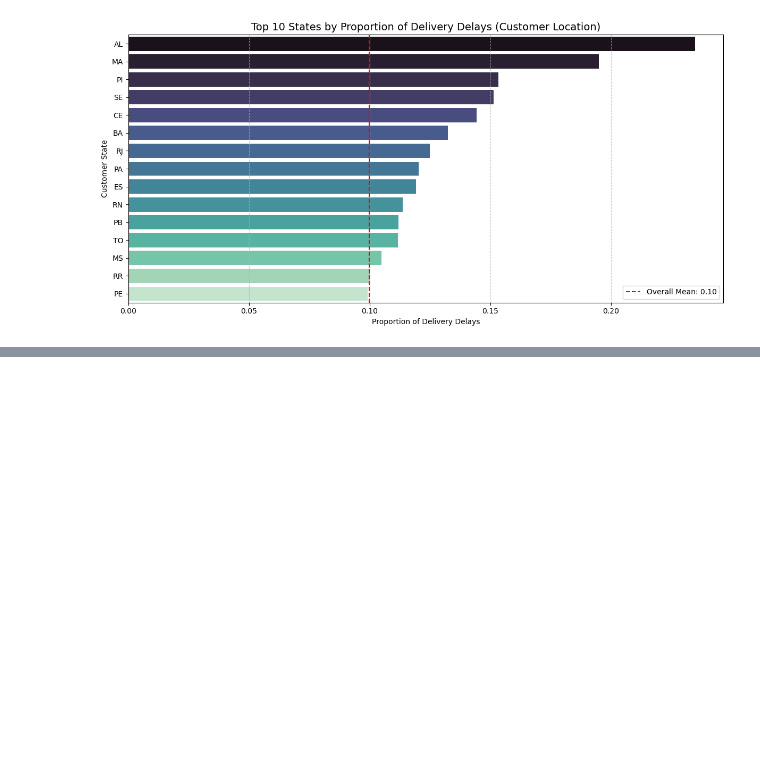
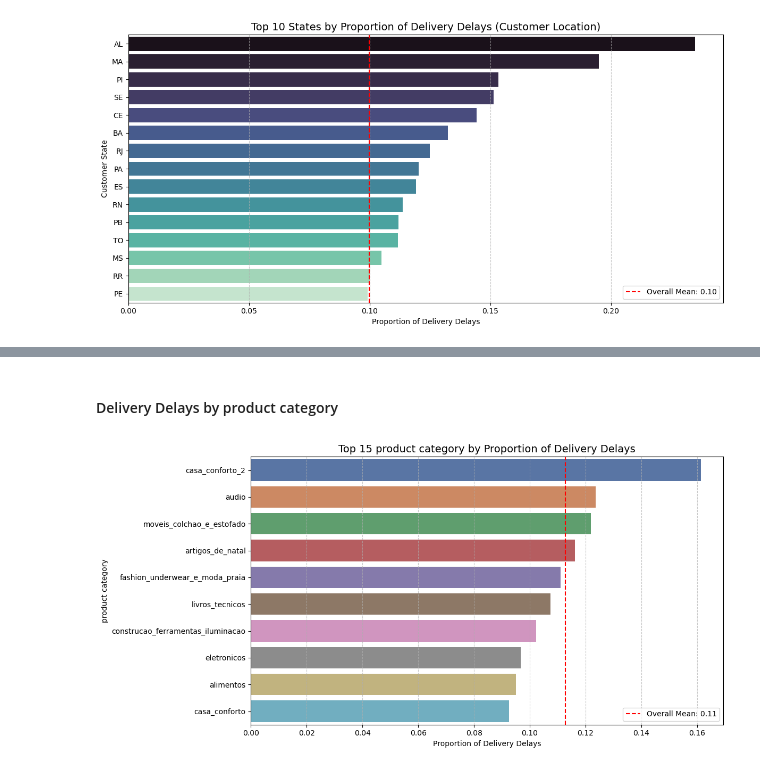
Before and after one commit to rickaof/Portfolio, a Jupyter notebook: Ecommerce_Analysis/notebooks/data_preparation.ipynb, the cells around one changed output, grey strips where cells are left out. Saved outputs shown, nothing was run; the diff lists cells and outputs as text; code cells hidden in the pictures; blank space fills up the shorter version.

```diff
--- a/Ecommerce_Analysis/notebooks/data_preparation.ipynb
+++ b/Ecommerce_Analysis/notebooks/data_preparation.ipynb
@@ -609,0 +695,33 @@ plt.show()
+# %% [markdown]
+#### Delivery Delays by product category
+# %%
+# Filter only delayed orders (calculating the mean delay rate per product category)
+delayed_orders_product_category = df_merged.groupby("product_category_name")["is_late"].mean()
+
+# Sort and select the top 15 product category with the highest delay proportions
+top_product_category = delayed_orders_product_category.sort_values(ascending=False).head(10)
+
+# Reset index to turn it into a DataFrame
+top_product_category = top_product_category.reset_index()
+top_product_category.rename(columns= {"is_late": "delayed_orders_product_category"}, inplace=True)
+
+# Calculate the overall average delay rate
+overall_mean_product_category = top_product_category["delayed_orders_product_category"].mean()
+
+# Plot delay percentage by product category
+plt.figure(figsize=(12,6))
+sns.barplot(x='delayed_orders_product_category', y='product_category_name', data = top_product_category, palette='deep')
+
+# Add a vertical line for the overall mean
+plt.axvline(x=overall_mean_product_category, color='red', linestyle='--', label=f'Overall Mean: {overall_mean_product_category:.2f}')
+
+# Plot settings
+plt.title('Top 15 product category by Proportion of Delivery Delays', fontsize=14)
+plt.xlabel('Proportion of Delivery Delays')
+plt.ylabel('product category')
+plt.grid(axis='x', linestyle='--', alpha=0.7)
+plt.legend()
+plt.tight_layout()
+plt.show()
+# %% [output]
+[figure, added]
```
Also changed, not shown: parts of 7 cells of this notebook.
